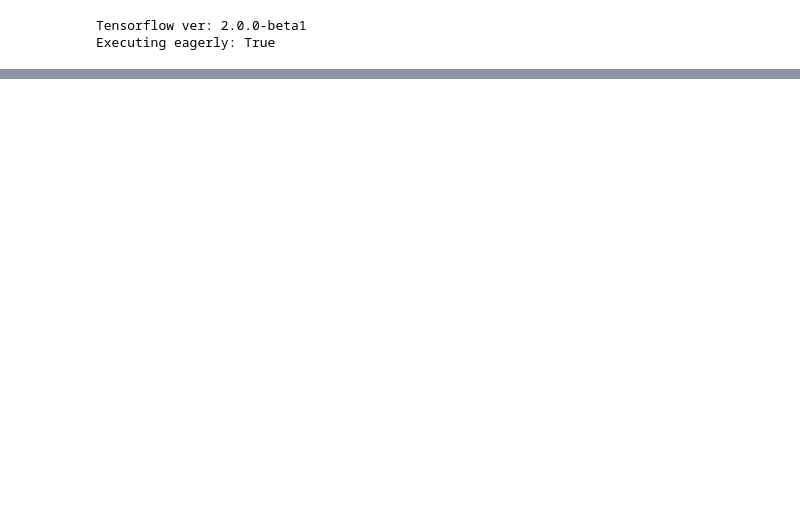
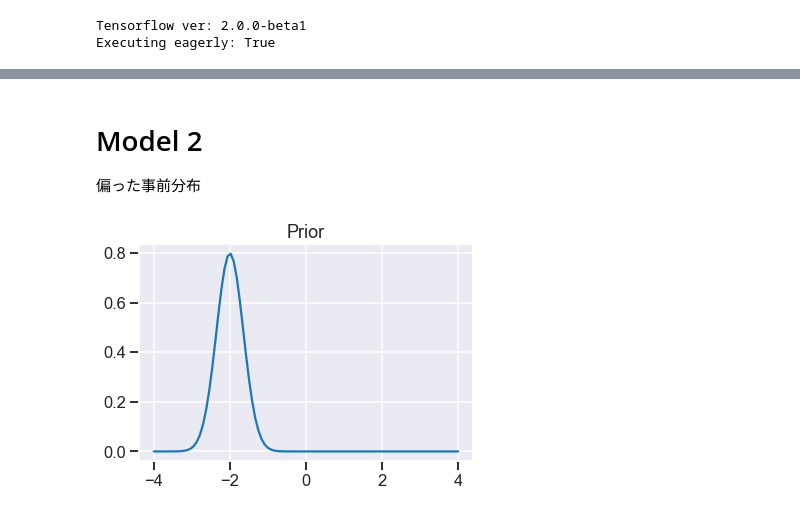
Before and after one commit to rnagumo/bayes_ml, a Jupyter notebook: notes/prior.ipynb, the cells around one changed output, grey strips where cells are left out. Cells and saved outputs as stored; diff of their text form; code cells hidden in the pictures; blank space fills up the shorter version.

```diff
--- a/notes/prior.ipynb
+++ b/notes/prior.ipynb
@@ -36,0 +117,11 @@ Executing eagerly: True
+# %% [markdown]
+# Model 2
+
+偏った事前分布
+# %%
+dist = Gauss(mean=-2., lmd=4)
+plt.plot(*dist.pdf())
+plt.title('Prior')
+plt.show()
+# %% [output]
+[figure, added]
```
Also changed, not shown: parts of 18 cells of this notebook, 1 other file.
